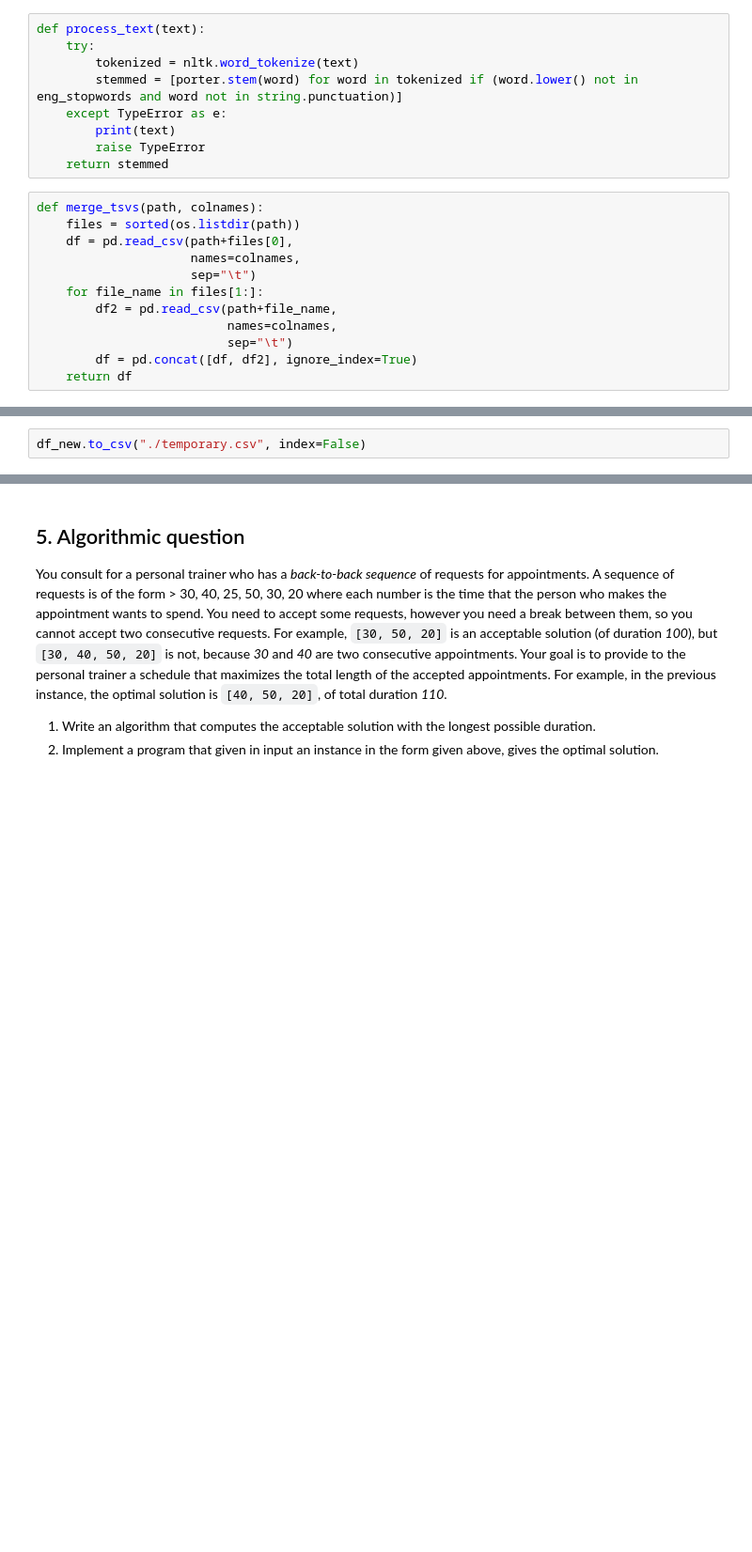
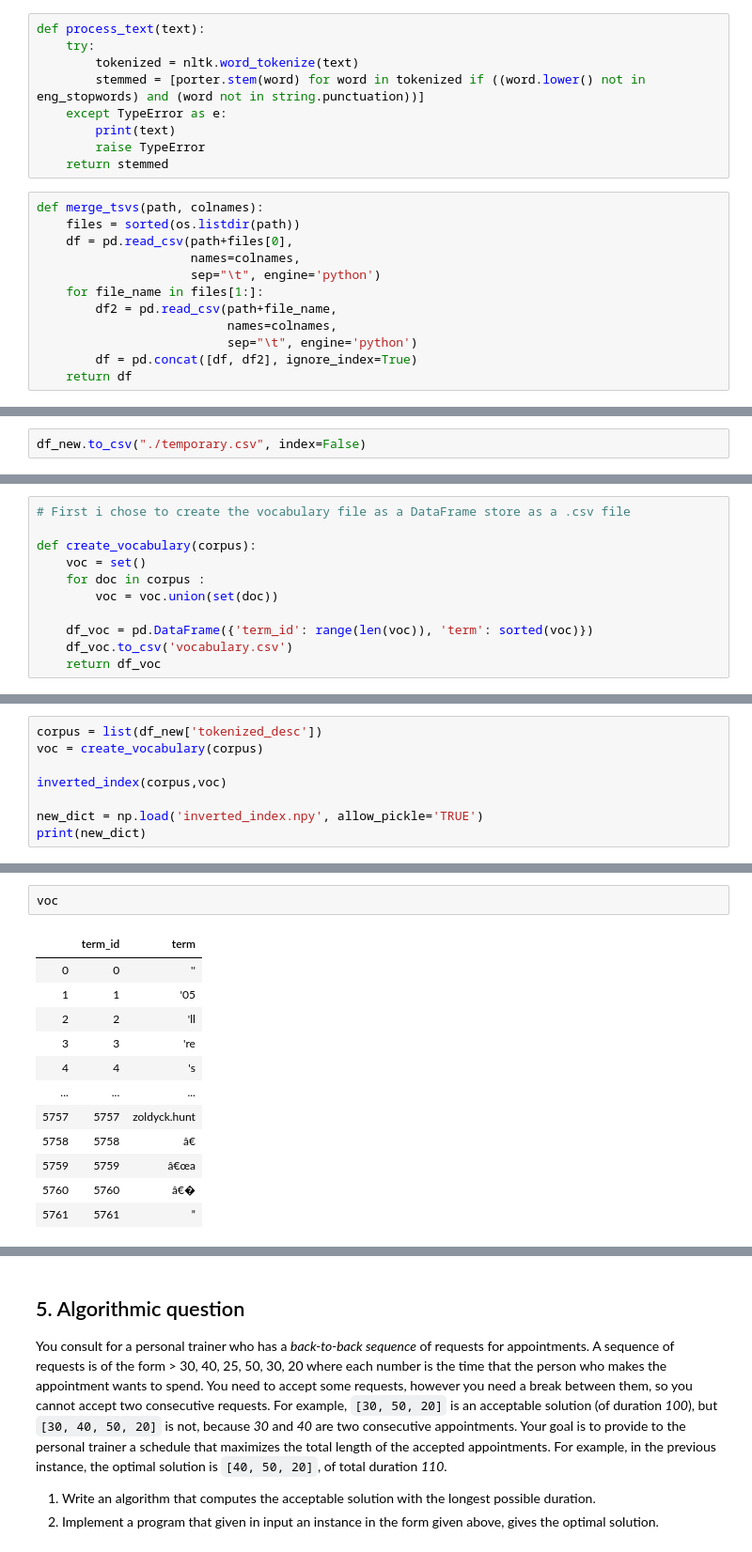
Before and after one commit to alessandro12036/ADM_HW3, a Jupyter notebook: adm_hm3.ipynb, the cells around one changed output, grey strips where cells are left out. Shown at 94% size. Drawn from its saved outputs; the diff is of its cells as text; blank space fills up the shorter version.

```diff
--- a/adm_hm3.ipynb
+++ b/adm_hm3.ipynb
@@ -315,7 +358,7 @@ eng_stopwords = stopwords.words("english")
 def process_text(text):
     try:
         tokenized = nltk.word_tokenize(text)
-        stemmed = [porter.stem(word) for word in tokenized if (word.lower() not in eng_stopwords and word not in string.punctuation)]
+        stemmed = [porter.stem(word) for word in tokenized if ((word.lower() not in eng_stopwords) and (word not in string.punctuation))]
     except TypeError as e:
         print(text)
         raise TypeError
@@ -325,11 +368,11 @@ def merge_tsvs(path, colnames):
     files = sorted(os.listdir(path))
     df = pd.read_csv(path+files[0],
                      names=colnames,
-                     sep="\t")
+                     sep="\t", engine='python')
     for file_name in files[1:]:
         df2 = pd.read_csv(path+file_name,
                           names=colnames,
-                          sep="\t")
+                          sep="\t", engine='python')
         df = pd.concat([df, df2], ignore_index=True)
     return df
 # %%
@@ -346,0 +424,11 @@ df_new.to_csv("./temporary.csv", index=False)
+# %%
+# First i chose to create the vocabulary file as a DataFrame store as a .csv file
+
+def create_vocabulary(corpus):
+    voc = set()
+    for doc in corpus :
+        voc = voc.union(set(doc))
+
+    df_voc = pd.DataFrame({'term_id': range(len(voc)), 'term': sorted(voc)})
+    df_voc.to_csv('vocabulary.csv')
+    return df_voc
@@ -346,0 +476,8 @@ df_new.to_csv("./temporary.csv", index=False)
+# %%
+corpus = list(df_new['tokenized_desc'])
+voc = create_vocabulary(corpus)
+
+inverted_index(corpus,voc)
+
+new_dict = np.load('inverted_index.npy', allow_pickle='TRUE')
+print(new_dict)
@@ -346,0 +486,15 @@ df_new.to_csv("./temporary.csv", index=False)
+# %%
+voc
+# %% [output]
+|  | term_id | term |
+| 0 | 0 | '' |
+| 1 | 1 | '05 |
+| 2 | 2 | 'll |
+| 3 | 3 | 're |
+| 4 | 4 | 's |
+| ... | ... | ... |
+| 5757 | 5757 | zoldyck.hunt |
+| 5758 | 5758 | â€ |
+| 5759 | 5759 | â€œa |
+| 5760 | 5760 | â€� |
+| 5761 | 5761 | ” |
```
Also changed, not shown: parts of 19 cells of this notebook, 32 other files.
